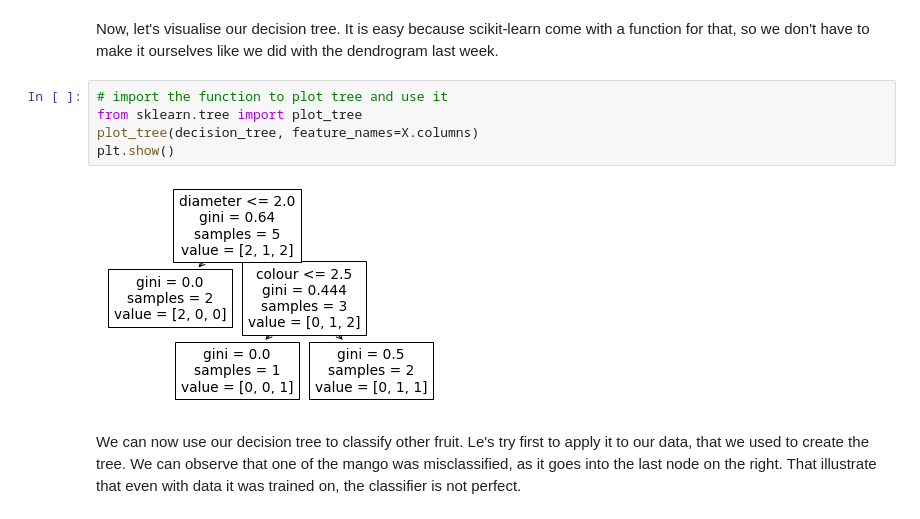
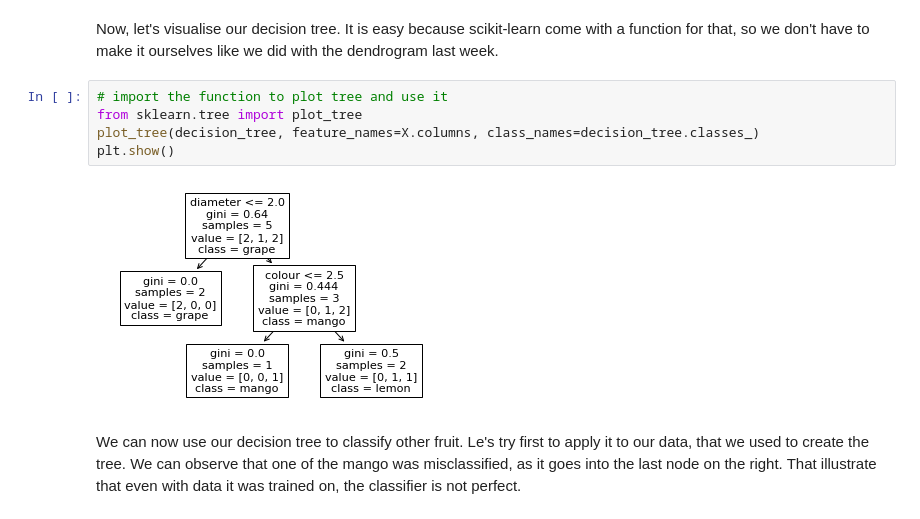
Before and after one commit to MartaVallejo/MachineLearning, a Jupyter notebook: DecisionTreeClassifier.ipynb, the cells around one changed output. Saved outputs shown, nothing was run; the diff lists cells and outputs as text.

Commit message:
FIX add classes name to the first tree

```diff
--- a/DecisionTreeClassifier.ipynb
+++ b/DecisionTreeClassifier.ipynb
@@ -58,10 +58,10 @@ Now, let's visualise our decision tree. It is easy because scikit-learn come wit
 # %%
 # import the function to plot tree and use it
 from sklearn.tree import plot_tree
-plot_tree(decision_tree, feature_names=X.columns)
+plot_tree(decision_tree, feature_names=X.columns, class_names=decision_tree.classes_)
 plt.show()
 # %% [output]
-[figure, old version]
+[figure, new version]
 # %% [markdown]
 We can now use our decision tree to classify other fruit. Le's try first to apply it to our data, that we used to create the tree. We can observe that one of the mango was misclassified, as it goes into the last node on the right. That illustrate that even with data it was trained on, the classifier is not perfect.
 # %%
```
